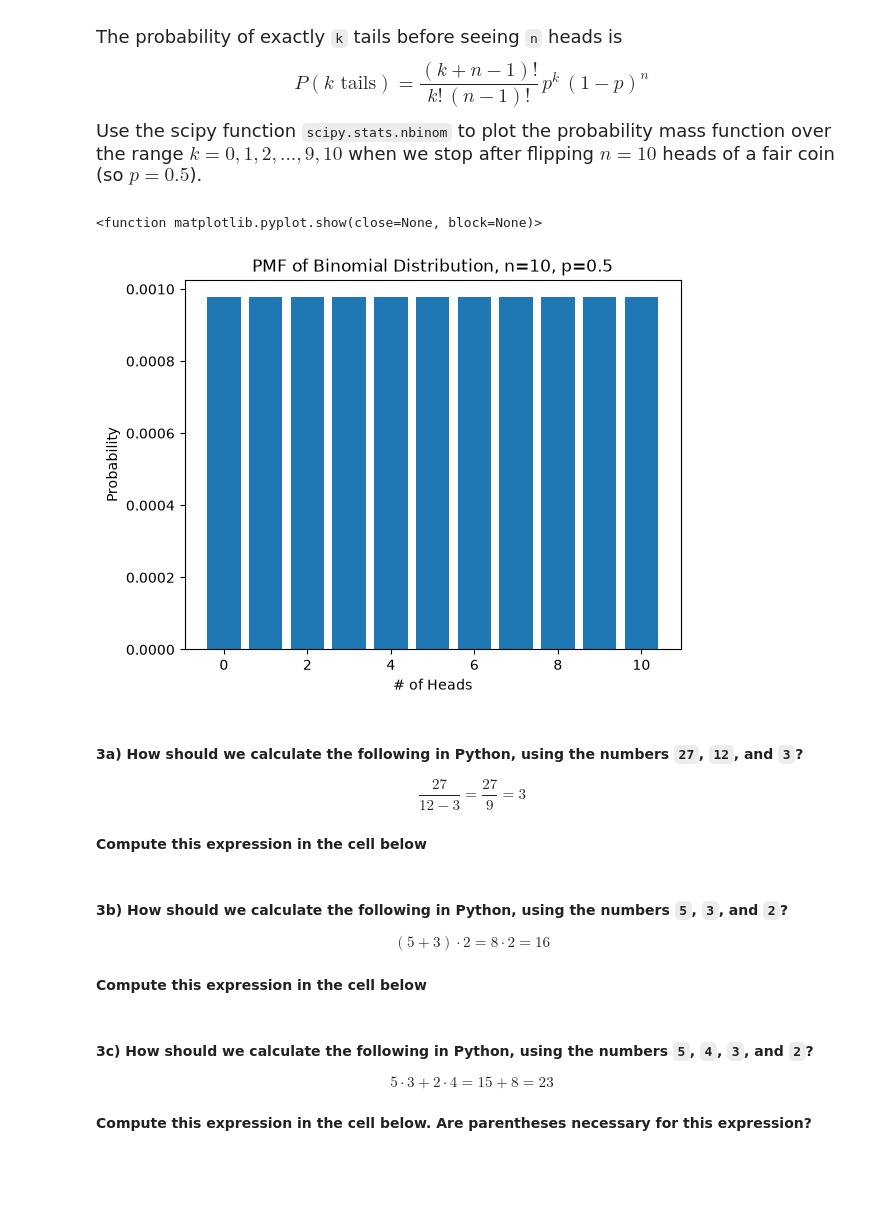
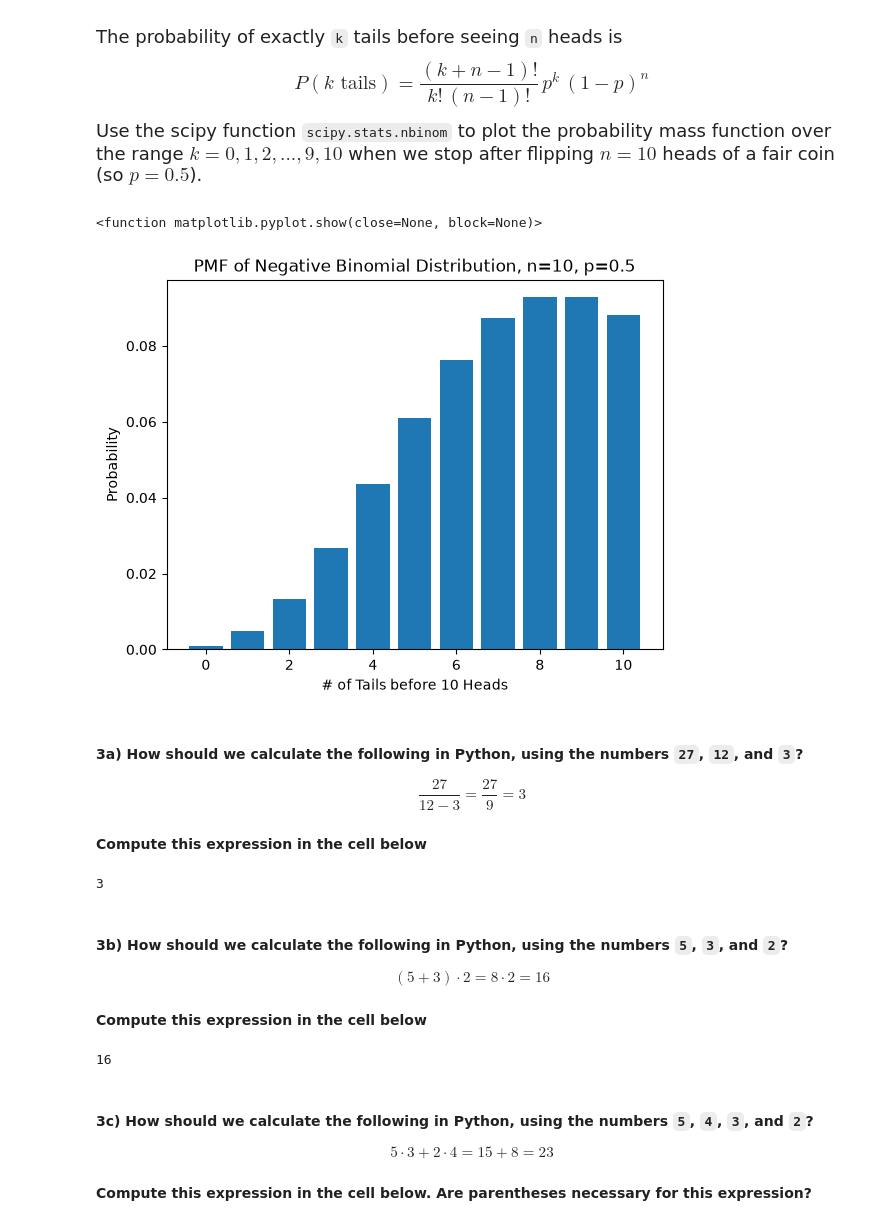
Before and after one commit to jndou08/datasci185fall2026, a Jupyter notebook: Lecture_05_Libraries_and_Specialized_Functions/Lecture5.ipynb, the cells around one changed output. Cells and saved outputs as stored; diff of their text form; code cells hidden in the pictures; blank space fills up the shorter version.

```diff
--- a/Lecture_05_Libraries_and_Specialized_Functions/Lecture5.ipynb
+++ b/Lecture_05_Libraries_and_Specialized_Functions/Lecture5.ipynb
@@ -637,15 +636,22 @@ Use the scipy function `scipy.stats.nbinom` to plot the probability mass functio
 # %%
 # Your code here
 
 n = 10
 p = 0.5
 
 k = [0,1,2,3,4,5,6,7,8,9,10]
 
-prob_vals = stats.binom.pmf(possible_heads,n,p,k)
+prob_vals = stats.nbinom.pmf(k,n,p)
+
+plt.bar(k, prob_vals)
+plt.title(f"PMF of Negative Binomial Distribution, n={n}, p={p}")
+plt.ylabel("Probability")
+plt.xlabel(f"# of Tails before {n} Heads")
+
+plt.show
 # %% [output]
 <function matplotlib.pyplot.show(close=None, block=None)>
-[figure, old version]
+[figure, new version]
 # %% [markdown]
 #### **3a)** How should we calculate the following in Python, using the numbers `27`, `12`, and `3`?
 
@@ -655,6 +661,12 @@ $$ \frac{27}{12 - 3} = \frac{27}{9} = 3$$
 # %%
 # Calculate the expression above using the numbers 27, 12, 3
 # Print the value -- you should get the number 3
+
+answer = 27/(12-3)
+
+print(int(answer))
+# %% [output]
+3
 # %% [markdown]
 #### **3b)** How should we calculate the following in Python, using the numbers `5`, `3`, and `2`?
 
@@ -664,6 +676,12 @@ $$ (5 + 3)\cdot 2 = 8 \cdot 2 = 16$$
 # %%
 # Calculate the expression above using the numbers 5, 3, 2
 # Print the value -- you should get the number 16
+
+answer = (5 + 3) * 2
+
+print(int(answer))
+# %% [output]
+16
 # %% [markdown]
 #### **3c)** How should we calculate the following in Python, using the numbers `5`, `4`, `3`, and `2`?
 
```
Also changed, not shown: parts of 12 cells of this notebook, 4 other files.
